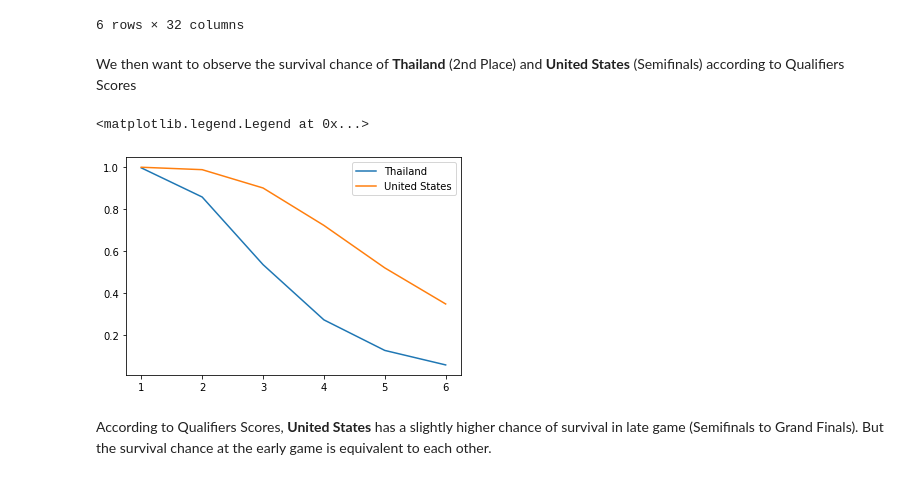
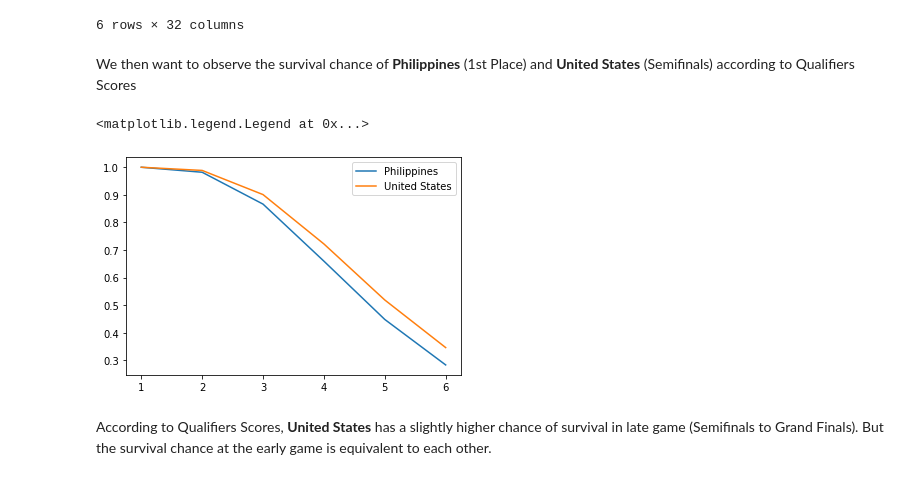
Before and after one commit to 4digitmwc/4dmanalysis, a Jupyter notebook: 4dm3analysis/survival.ipynb, the cells around one changed output. Drawn from its saved outputs; the diff is of its cells as text; code cells hidden in the pictures.

Commit message:
finish editing documentation for survival.ipynb in 4dm3

```diff
--- a/4dm3analysis/survival.ipynb
+++ b/4dm3analysis/survival.ipynb
@@ -46,10 +44,10 @@ for Survival Round, we query the last_round where the following teams are qualif
 # %%
 # Qualifiers Score
-_4dm4_teams_qualifier_score = _4dm4_teams.query("""
+_4dm3_teams_qualifier_score = _4dm3_teams.query("""
 select team_scores.country_name, team_scores.round, team_scores.beatmap_type, team_scores.beatmap_tag, team_scores.score_logit
 from team_scores left join team_data on team_scores.country_name = team_data.country_name
 where round="Q" and team_data.last_round != "Q"
 """)
 # Survive
-_4dm4_teams_round_survive = _4dm4_teams.select(TEAM_DATA, ['country_name', 'last_rdint'], {'last_round': "!= \"Q\""})
+_4dm3_teams_round_survive = _4dm3_teams.select(TEAM_DATA, ['country_name', 'last_rdint'], {'last_round': "!= \"Q\""})
 # %%
@@ -90,11 +84,11 @@ In this procedure, we transform the Qualifiers Scores into a table which is usab
 # %%
 # translate qualifiers data into tables
 
-_4dm4_teams_qualifiers_table = get_table(_4dm4_teams_qualifier_score)
+_4dm3_teams_qualifiers_table = get_table(_4dm3_teams_qualifier_score)
 
 # Translate the survival data
 
-_4dm4_teams_round_survive.index = _4dm4_teams_round_survive['country_name']
-_4dm4_teams_round_survive['time'] = _4dm4_teams_round_survive['last_rdint']
-_4dm4_teams_round_survive['status'] = _4dm4_teams_round_survive['country_name'].apply(die)
+_4dm3_teams_round_survive.index = _4dm3_teams_round_survive['country_name']
+_4dm3_teams_round_survive['time'] = _4dm3_teams_round_survive['last_rdint']
+_4dm3_teams_round_survive['status'] = _4dm3_teams_round_survive['country_name'].apply(die)
 # %%
@@ -172,10 +166,10 @@ median_confidence_interval_
 
 In this process, we only concatenate `Qualifiers Score` and `Survival Time` and `Status` together.
 # %%
-data = _4dm4_teams_qualifiers_table
+data = _4dm3_teams_qualifiers_table
 
-data['time'] = _4dm4_teams_round_survive['time']
-data['status'] = _4dm4_teams_round_survive['status']
+data['time'] = _4dm3_teams_round_survive['time']
+data['status'] = _4dm3_teams_round_survive['status']
 
 data.head()
 # %% [output]
@@ -418,7 +403,7 @@ We use our previous **Log Normal Accelerated Failure Time** model to predict the
 
 Here, the model predicts the chance of survival in each round for each country according to Qualifiers Scores
 # %%
-country_survival_prediction = lognormal_aft.predict_survival_function(_4dm4_teams_qualifiers_table)
+country_survival_prediction = lognormal_aft.predict_survival_function(_4dm3_teams_qualifiers_table)
 
 country_survival_prediction
 # %% [output]
@@ -431,17 +416,17 @@ country_survival_prediction
 | 6.0 | 0.001135 | 0.000547 | 0.068444 | 0.629289 | 0.000006 | 3.260100e-08 | 0.005280 | 0.006514 | 0.000023 | ... |
 6 rows × 32 columns
 # %% [markdown]
-We then want to observe the survival chance of **Thailand** (2nd Place) and **United States** (Semifinals) according to Qualifiers Scores
+We then want to observe the survival chance of **Philippines** (1st Place) and **United States** (Semifinals) according to Qualifiers Scores
 # %%
-thailand_survival_chance = country_survival_prediction['Thailand']
+ph_survival_chance = country_survival_prediction['Philippines']
 us_survival_chance = country_survival_prediction['United States']
 
-thailand_survival_chance.plot()
+ph_survival_chance.plot()
 us_survival_chance.plot()
 plt.legend()
 # %% [output]
 <matplotlib.legend.Legend at 0x...>
-[figure, old version]
+[figure, new version]
 # %% [markdown]
 According to Qualifiers Scores, **United States** has a slightly higher chance of survival in late game (Semifinals to Grand Finals). But the survival chance at the early game is equivalent to each other.
 # %% [markdown]
```
Also changed, not shown: parts of 38 cells of this notebook.
